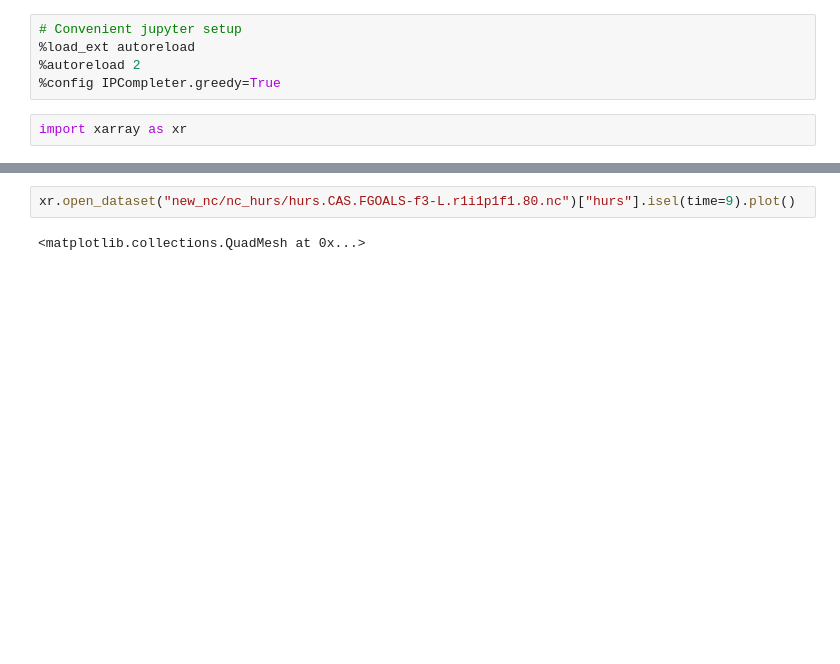
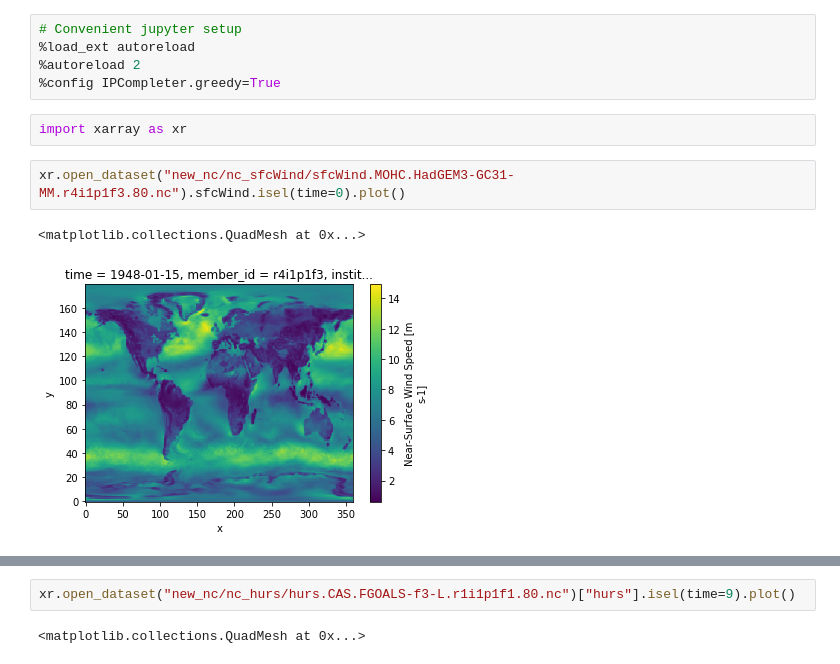
Before and after one commit to sdat2/seager19, a Jupyter notebook: pangeo.ipynb, the cells around one changed output, grey strips where cells are left out. Drawn from its saved outputs; the diff is of its cells as text; blank space fills up the shorter version.

```diff
--- a/pangeo.ipynb
+++ b/pangeo.ipynb
@@ -7,3 +7,8 @@
 %config IPCompleter.greedy=True
 # %%
 import xarray as xr
+# %%
+xr.open_dataset("new_nc/nc_sfcWind/sfcWind.MOHC.HadGEM3-GC31-MM.r4i1p1f3.80.nc").sfcWind.isel(time=0).plot()
+# %% [output]
+<matplotlib.collections.QuadMesh at 0x...>
+[figure, added]
```
Also changed, not shown: parts of 2 cells of this notebook, 2 other files.
